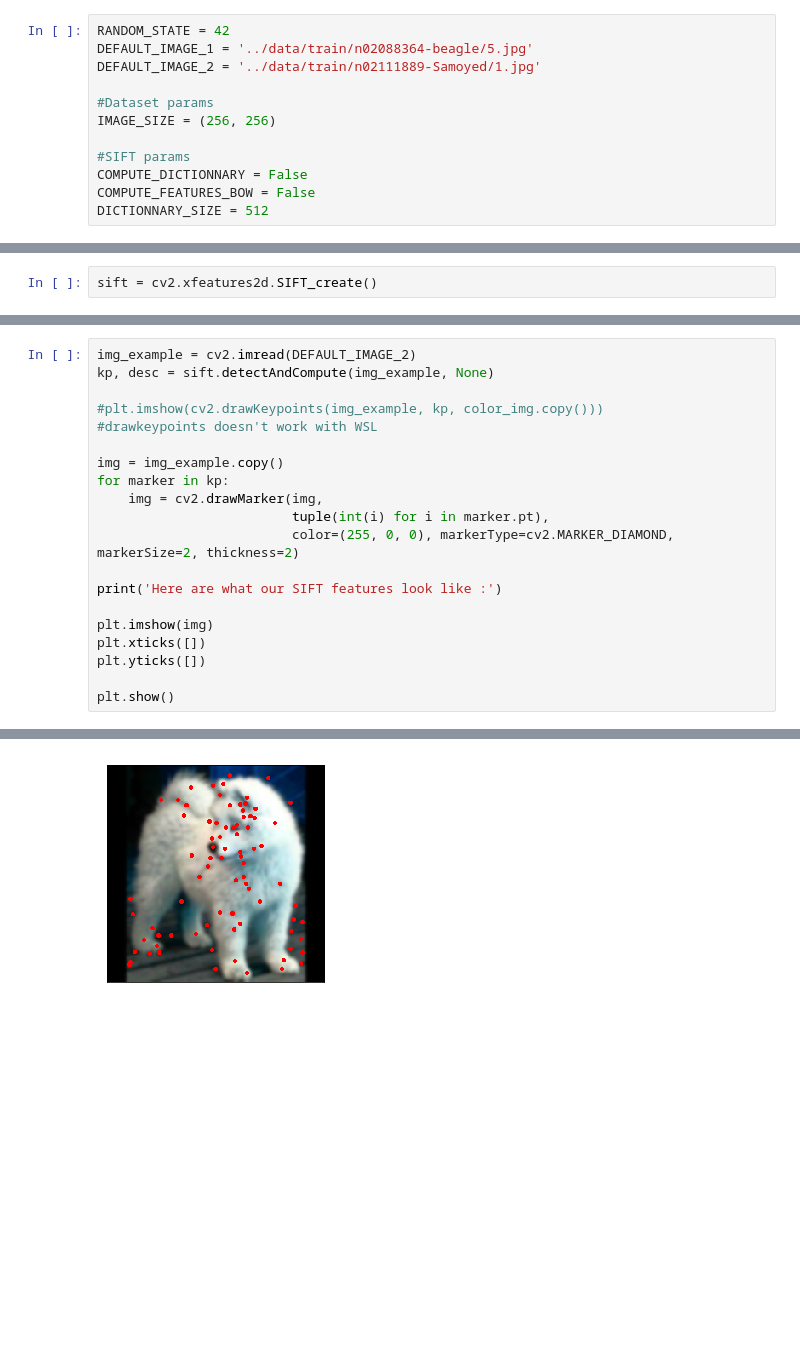
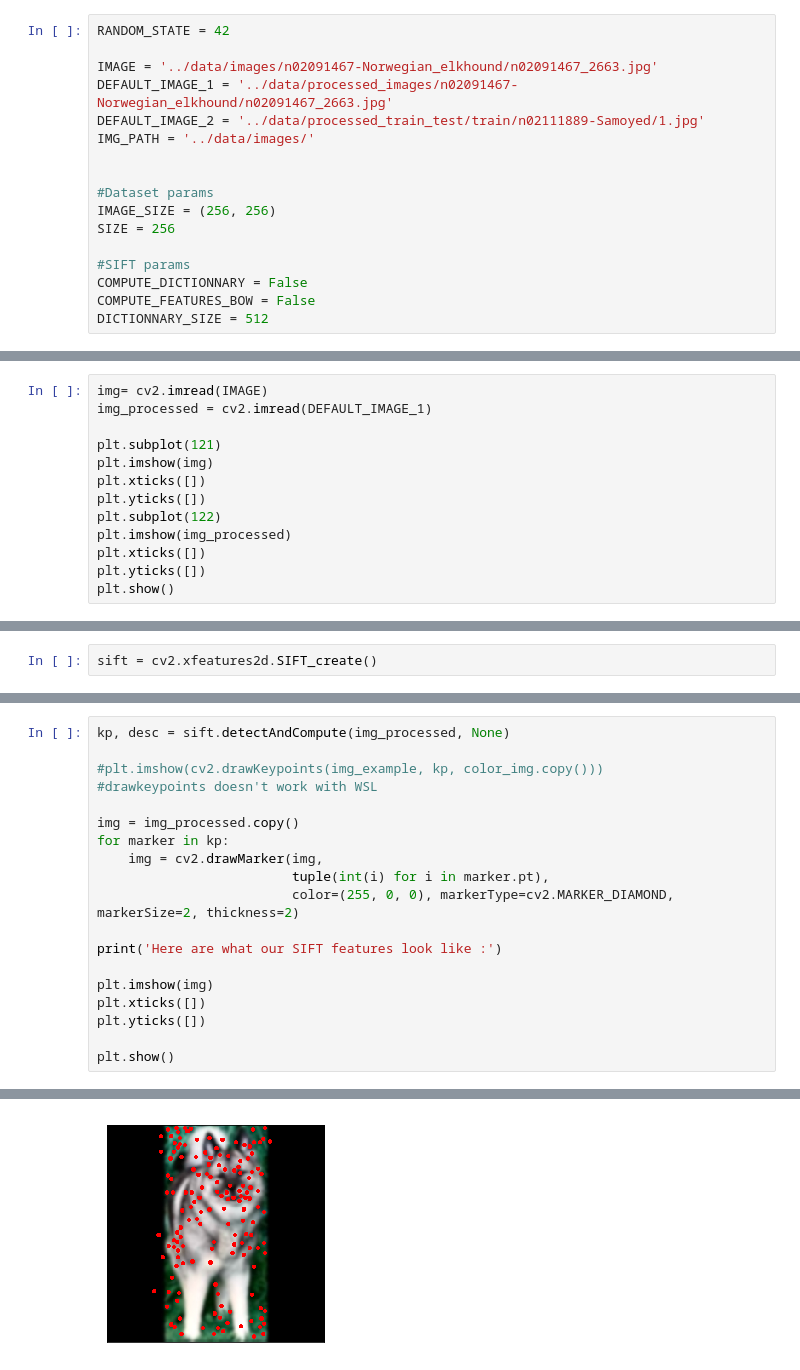
Before and after one commit to celiabayet/Dogs, a Jupyter notebook: code/notebooks/sift_model.ipynb, the cells around one changed output, grey strips where cells are left out. Cells and saved outputs as stored; diff of their text form; blank space fills up the shorter version.

```diff
--- a/code/notebooks/sift_model.ipynb
+++ b/code/notebooks/sift_model.ipynb
@@ -1,10 +46,15 @@
 # %%
 RANDOM_STATE = 42
-DEFAULT_IMAGE_1 = '../data/train/n02088364-beagle/5.jpg'
-DEFAULT_IMAGE_2 = '../data/train/n02111889-Samoyed/1.jpg'
+
+IMAGE = '../data/images/n02091467-Norwegian_elkhound/n02091467_2663.jpg'
+DEFAULT_IMAGE_1 = '../data/processed_images/n02091467-Norwegian_elkhound/n02091467_2663.jpg'
+DEFAULT_IMAGE_2 = '../data/processed_train_test/train/n02111889-Samoyed/1.jpg'
+IMG_PATH = '../data/images/'
+
 
 #Dataset params
 IMAGE_SIZE = (256, 256)
+SIZE = 256
 
 #SIFT params
 COMPUTE_DICTIONNARY = False
@@ -129,0 +160,13 @@ for r, d, f in os.walk(img_path):
+# %%
+img= cv2.imread(IMAGE)
+img_processed = cv2.imread(DEFAULT_IMAGE_1)
+
+plt.subplot(121)
+plt.imshow(img)
+plt.xticks([])
+plt.yticks([])
+plt.subplot(122)
+plt.imshow(img_processed)
+plt.xticks([])
+plt.yticks([])
+plt.show()
@@ -291,23 +303,22 @@ sift = cv2.xfeatures2d.SIFT_create()
 # %%
-img_example = cv2.imread(DEFAULT_IMAGE_2)
-kp, desc = sift.detectAndCompute(img_example, None)
+kp, desc = sift.detectAndCompute(img_processed, None)
 
 #plt.imshow(cv2.drawKeypoints(img_example, kp, color_img.copy()))
 #drawkeypoints doesn't work with WSL
 
-img = img_example.copy()
+img = img_processed.copy()
 for marker in kp:
     img = cv2.drawMarker(img,
                          tuple(int(i) for i in marker.pt),
                          color=(255, 0, 0), markerType=cv2.MARKER_DIAMOND, markerSize=2, thickness=2)
 
 print('Here are what our SIFT features look like :')
 
 plt.imshow(img)
 plt.xticks([])
 plt.yticks([])
 
 plt.show()
 # %% [output]
 Here are what our SIFT features look like :
-[figure, old version]
+[figure, new version]
```
Also changed, not shown: parts of 64 cells of this notebook, 13 other files.
